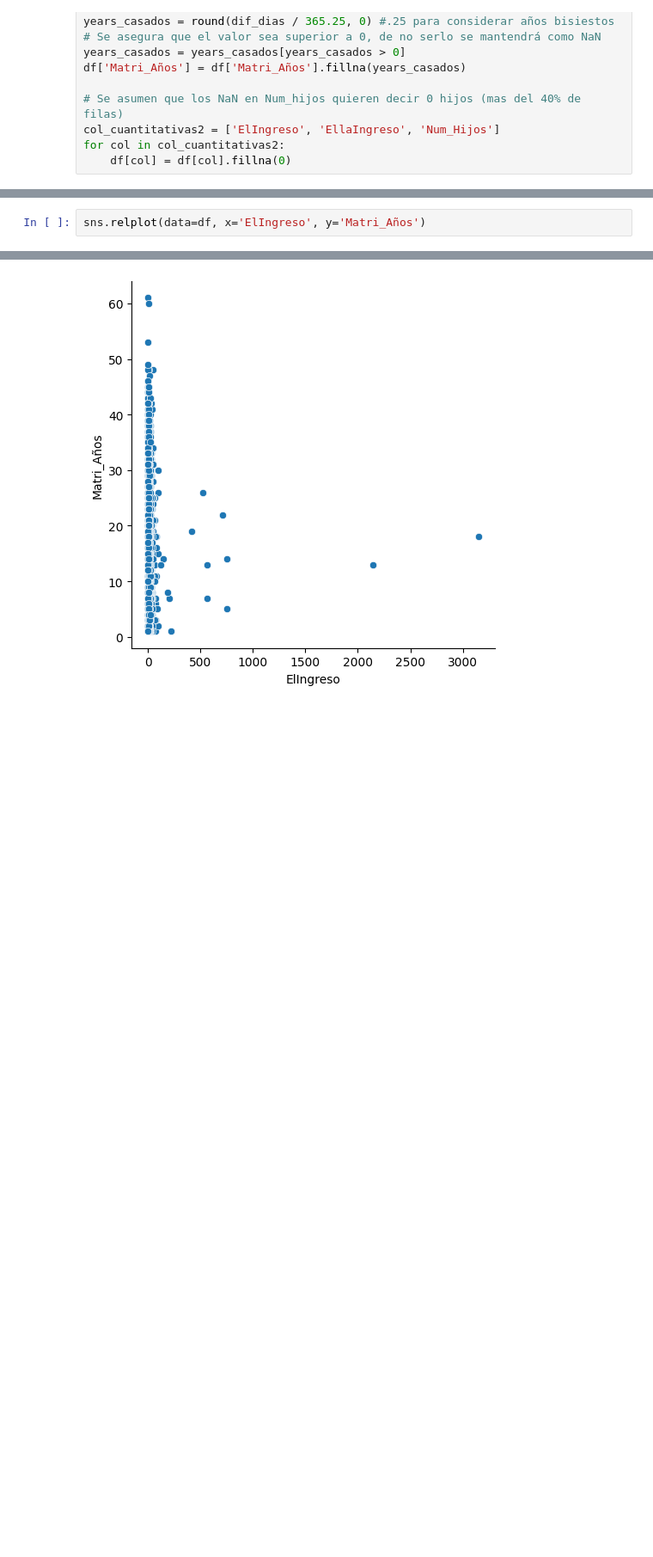
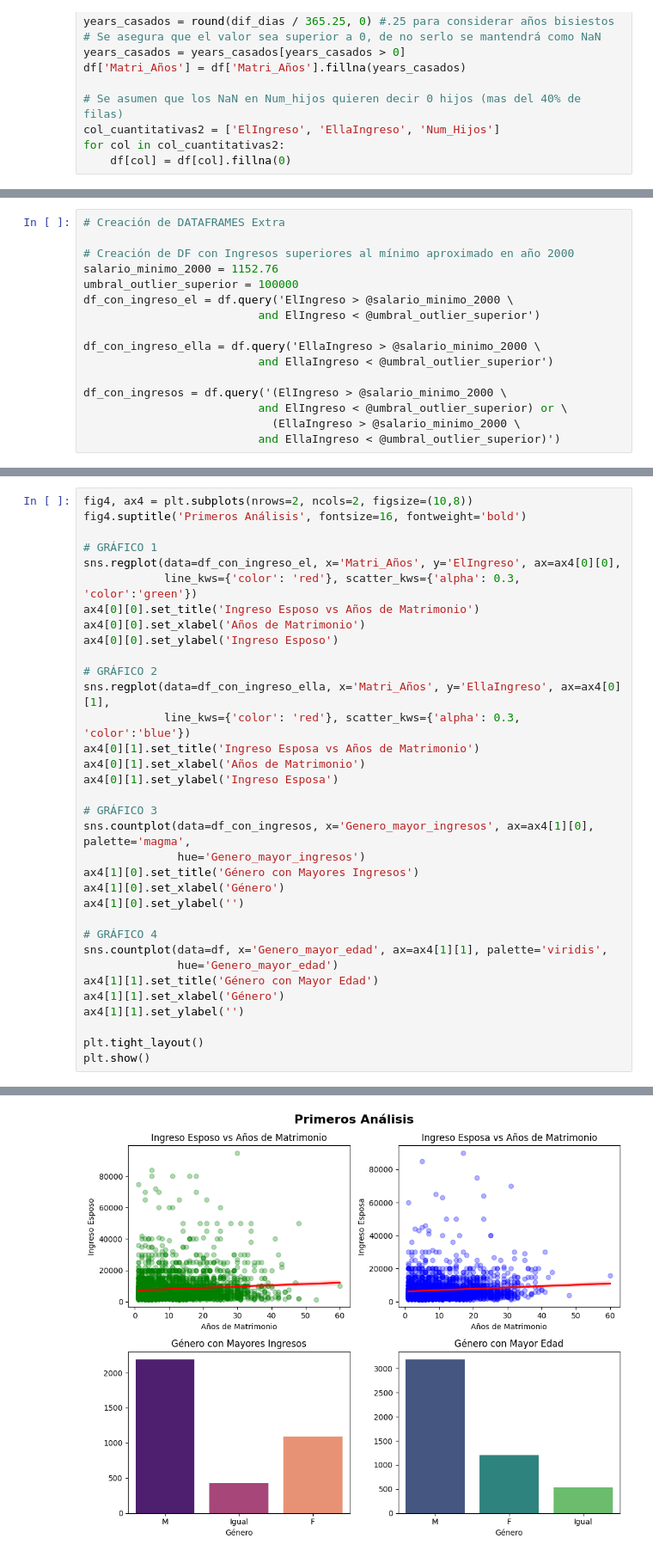
Before and after one commit to christianV1zcardo/Proyect_divorce_reasons_mx, a Jupyter notebook: EDA_divorce_mx.ipynb, the cells around one changed output, grey strips where cells are left out. Shown at 86% size. Saved outputs shown, nothing was run; the diff lists cells and outputs as text; blank space fills up the shorter version.

```diff
--- a/EDA_divorce_mx.ipynb
+++ b/EDA_divorce_mx.ipynb
@@ -144,3 +177,19 @@ df['EllaIngreso'] = df['EllaIngreso'] / 1000
+# %%
+# Creación de DATAFRAMES Extra
+
+# Creación de DF con Ingresos superiores al mínimo aproximado en año 2000
+salario_minimo_2000 = 1152.76
+umbral_outlier_superior = 100000
+df_con_ingreso_el = df.query('ElIngreso > @salario_minimo_2000 \
+                          and ElIngreso < @umbral_outlier_superior')
+
+df_con_ingreso_ella = df.query('EllaIngreso > @salario_minimo_2000 \
+                          and EllaIngreso < @umbral_outlier_superior')
+
+df_con_ingresos = df.query('(ElIngreso > @salario_minimo_2000 \
+                          and ElIngreso < @umbral_outlier_superior) or \
+                            (EllaIngreso > @salario_minimo_2000 \
+                          and EllaIngreso < @umbral_outlier_superior)')
 # %%
 # Principales Distribuciones1
 dist_col_cual = ['ElEscolaridad', 'EllaEscolaridad', 'ElTrabajo', 'EllaTrabajo']
@@ -197,5 +246,37 @@ plt.show()
 [figure]
 [figure]
 # %%
-sns.relplot(data=df, x='ElIngreso', y='Matri_Años')
+fig4, ax4 = plt.subplots(nrows=2, ncols=2, figsize=(10,8))
+fig4.suptitle('Primeros Análisis', fontsize=16, fontweight='bold')
+
+# GRÁFICO 1
+sns.regplot(data=df_con_ingreso_el, x='Matri_Años', y='ElIngreso', ax=ax4[0][0],
+            line_kws={'color': 'red'}, scatter_kws={'alpha': 0.3, 'color':'green'})
+ax4[0][0].set_title('Ingreso Esposo vs Años de Matrimonio')
+ax4[0][0].set_xlabel('Años de Matrimonio')
+ax4[0][0].set_ylabel('Ingreso Esposo')
+
+# GRÁFICO 2
+sns.regplot(data=df_con_ingreso_ella, x='Matri_Años', y='EllaIngreso', ax=ax4[0][1],
+            line_kws={'color': 'red'}, scatter_kws={'alpha': 0.3, 'color':'blue'})
+ax4[0][1].set_title('Ingreso Esposa vs Años de Matrimonio')
+ax4[0][1].set_xlabel('Años de Matrimonio')
+ax4[0][1].set_ylabel('Ingreso Esposa')
+
+# GRÁFICO 3
+sns.countplot(data=df_con_ingresos, x='Genero_mayor_ingresos', ax=ax4[1][0], palette='magma',
+              hue='Genero_mayor_ingresos')
+ax4[1][0].set_title('Género con Mayores Ingresos')
+ax4[1][0].set_xlabel('Género')
+ax4[1][0].set_ylabel('')
+
+# GRÁFICO 4
+sns.countplot(data=df, x='Genero_mayor_edad', ax=ax4[1][1], palette='viridis',
+              hue='Genero_mayor_edad')
+ax4[1][1].set_title('Género con Mayor Edad')
+ax4[1][1].set_xlabel('Género')
+ax4[1][1].set_ylabel('')
+
+plt.tight_layout()
+plt.show()
 # %% [output]
@@ -203 +283 @@ sns.relplot(data=df, x='ElIngreso', y='Matri_Años')
-[figure, old version]
+[figure, new version]
```
Also changed, not shown: parts of 3 cells of this notebook, 5 other files.
